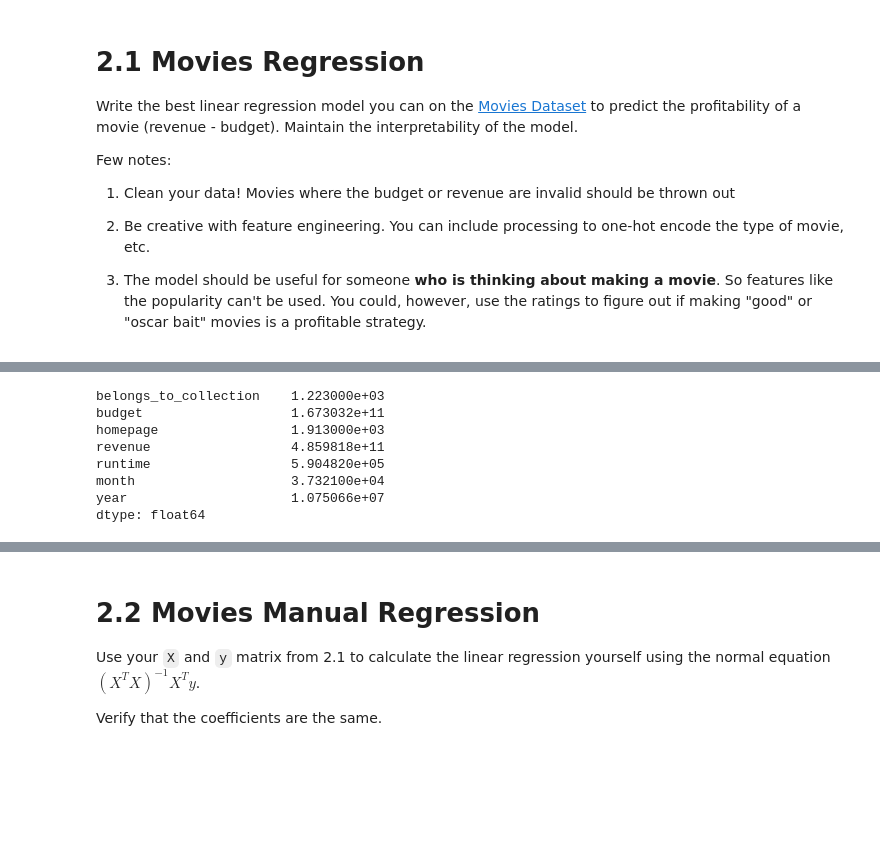
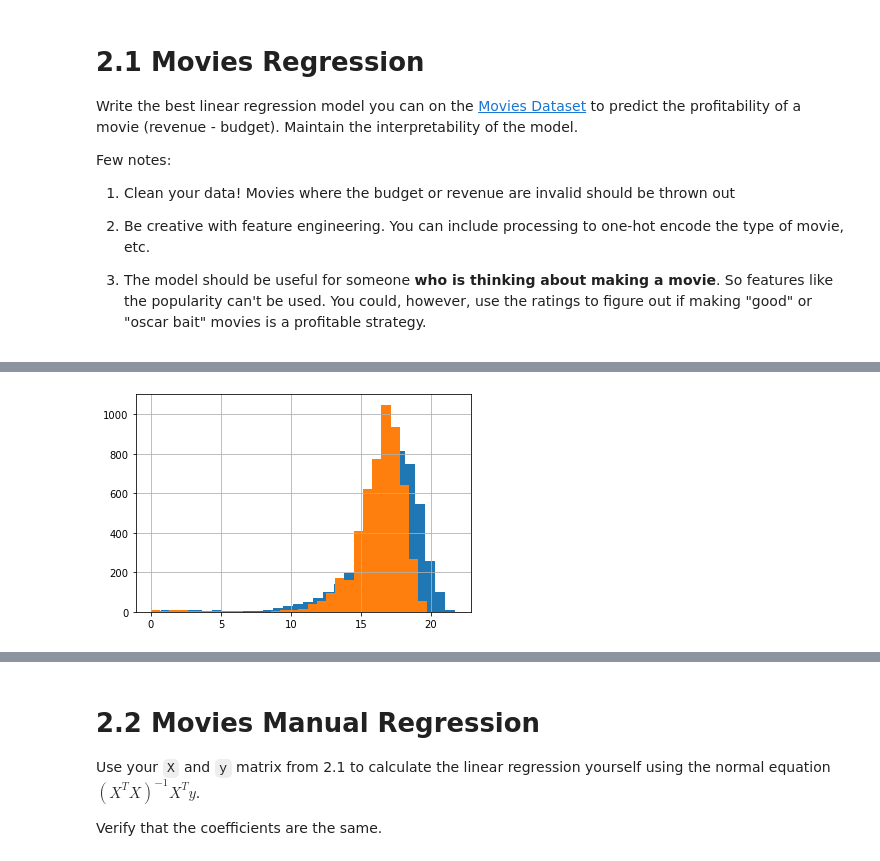
Before and after one commit to cb-ds-1/3-5-optimization, a Jupyter notebook: Workshop_ Maximum likelihood.ipynb, the cells around one changed output, grey strips where cells are left out. Cells and saved outputs as stored; diff of their text form; code cells hidden in the pictures; blank space fills up the shorter version.

```diff
--- a/Workshop_ Maximum likelihood.ipynb
+++ b/Workshop_ Maximum likelihood.ipynb
@@ -128,31 +127,20 @@ df.head()
 | 8 | 0 | 0 | 35000000.0 | [{'id': 28, 'name': 'Action'}, {'... | 0 | en | [{'name': 'Universal Pictures', '... | ... |
 # %%
 # drop columns non numerical columns (for now)
-df = df.drop(columns=['genres', 'production_companies', 'production_countries', 'spoken_languages'])
-df = df.drop(columns=['original_language'])
+#df = df.drop(columns=['genres', 'production_companies' , 'production_countries', 'spoken_languages'])
+df = df.drop(columns=['production_companies', 'production_countries', 'spoken_languages'])
 
-#json_features = ['genres', 'production_companies', 'production_countries', 'spoken_languages']
-if 'json_featuresif' in locals():
-    for f in json_features:
-        df[f] = (df[f]
-            .apply(eval)
-            .apply(lambda row : [d['name'] for d in row])
-            .astype(str)
-            .apply(eval)
-            )
+json_features = ['genres']
+#if 'json_featuresif' in locals():
+for f in json_features:
+    df[f] = (df[f]
+        .apply(eval)
+        .apply(lambda row : [d['name'] for d in row])
+        .astype(str)
+        .apply(eval)
+        )
 
-    for f in json_features:
-        df = df.join(pd.get_dummies(df[f].apply(pd.Series), prefix=f, prefix_sep="_", drop_first=True)).drop(columns=[f])
+for f in json_features:
+    df = df.join(pd.get_dummies(df[f].apply(pd.Series), prefix=f, prefix_sep="_", drop_first=True)).drop(columns=[f])
+
+df = df.join(pd.get_dummies(df['original_language'].apply(pd.Series), prefix='original_language', prefix_sep="_", drop_first=True)).drop(columns=['original_language'])
-# %%
-# drop column containing only zeros
-df = df.drop(columns=['adult', 'video'])
-df.sum()
-# %% [output]
-belongs_to_collection    1.223000e+03
-budget                   1.673032e+11
-homepage                 1.913000e+03
-revenue                  4.859818e+11
-runtime                  5.904820e+05
-month                    3.732100e+04
-year                     1.075066e+07
-dtype: float64
@@ -159,2 +156,9 @@ dtype: float64
+# %%
+np.log(df['revenue']).hist(bins=30)
+df['revenue'] = np.log(df['revenue'])
+np.log(df['budget']).hist(bins=30)
+df['budget']= np.log(df['budget'])
+# %% [output]
+[figure, added]
 # %%
 y = df['revenue']
```
Also changed, not shown: parts of 12 cells of this notebook.
